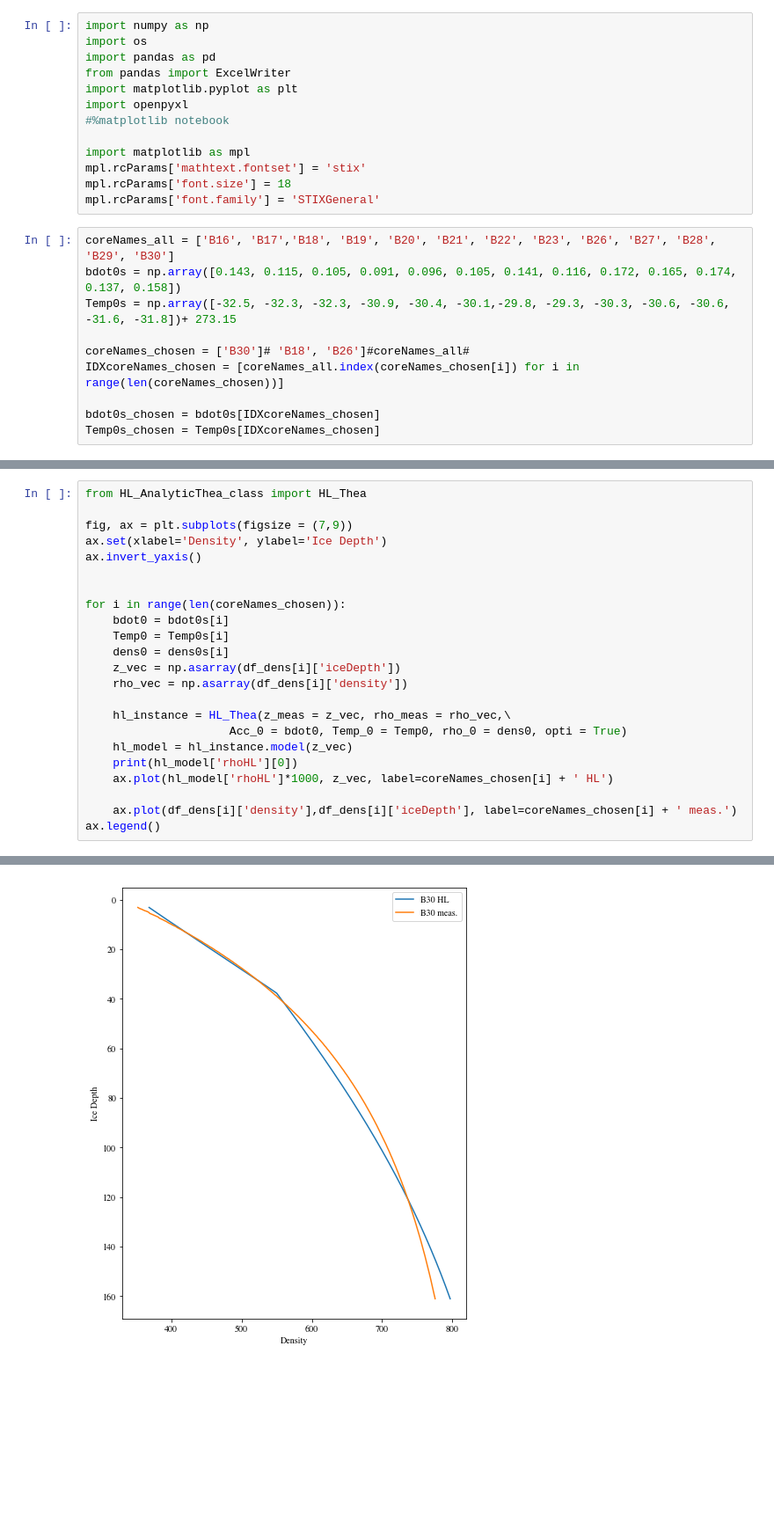
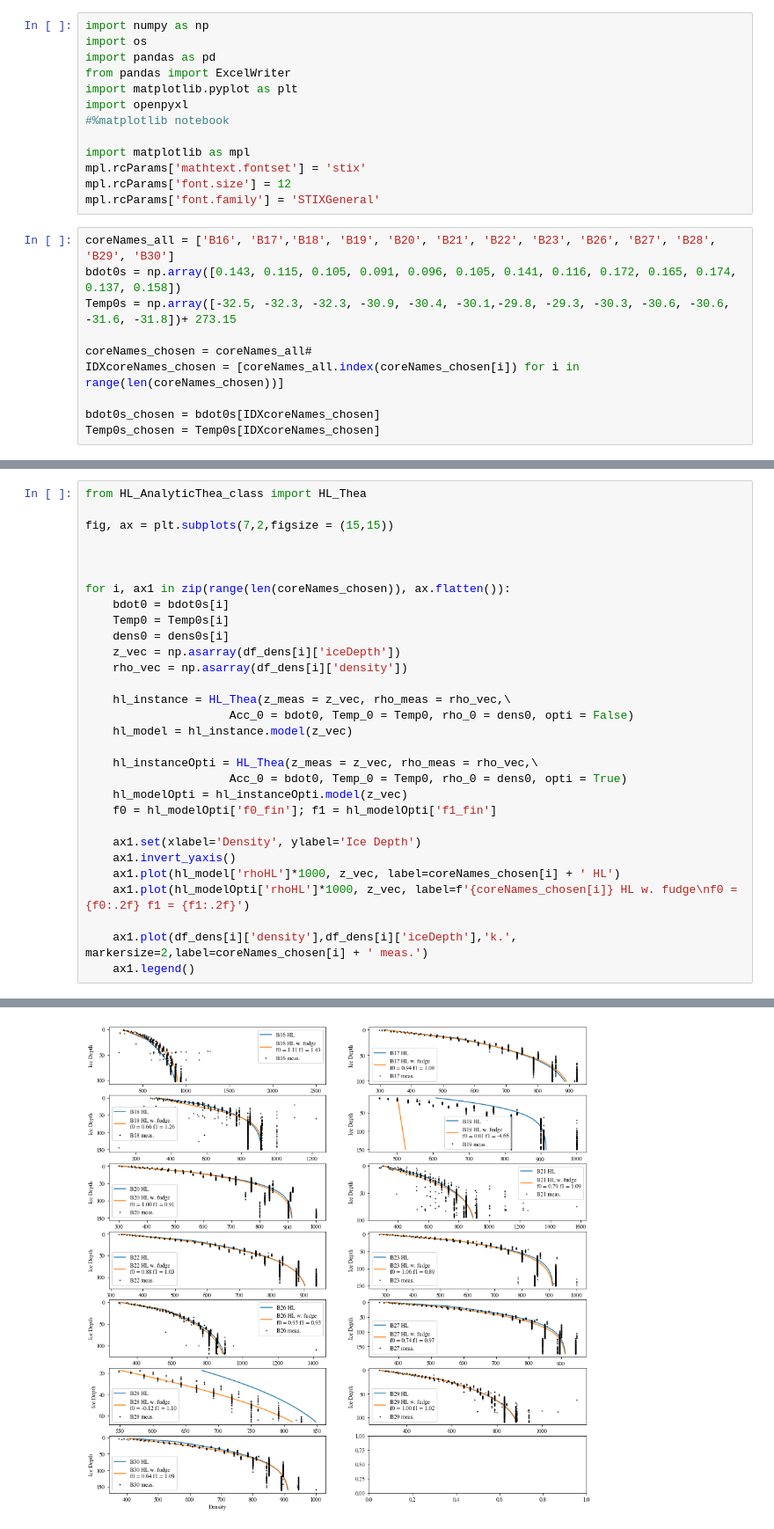
Before and after one commit to TheaQG/AWI_Bcores_Analysis, a Jupyter notebook: HL_densities.ipynb, the cells around one changed output, grey strips where cells are left out. Shown at 88% size. Cells and saved outputs as stored; diff of their text form; blank space fills up the shorter version.

Commit message:
Cores and density updates

```diff
--- a/HL_densities.ipynb
+++ b/HL_densities.ipynb
@@ -9,14 +9,14 @@ import openpyxl
 
 import matplotlib as mpl
 mpl.rcParams['mathtext.fontset'] = 'stix'
-mpl.rcParams['font.size'] = 18
+mpl.rcParams['font.size'] = 12
 mpl.rcParams['font.family'] = 'STIXGeneral'
 # %%
 coreNames_all = ['B16', 'B17','B18', 'B19', 'B20', 'B21', 'B22', 'B23', 'B26', 'B27', 'B28', 'B29', 'B30']
 bdot0s = np.array([0.143, 0.115, 0.105, 0.091, 0.096, 0.105, 0.141, 0.116, 0.172, 0.165, 0.174, 0.137, 0.158])
 Temp0s = np.array([-32.5, -32.3, -32.3, -30.9, -30.4, -30.1,-29.8, -29.3, -30.3, -30.6, -30.6, -31.6, -31.8])+ 273.15
 
-coreNames_chosen = ['B30']# 'B18', 'B26']#coreNames_all#
+coreNames_chosen = coreNames_all#
 IDXcoreNames_chosen = [coreNames_all.index(coreNames_chosen[i]) for i in range(len(coreNames_chosen))]
 
 bdot0s_chosen = bdot0s[IDXcoreNames_chosen]
@@ -34,12 +31,11 @@ for i in coreNames_chosen:
 # %%
 from HL_AnalyticThea_class import HL_Thea
 
-fig, ax = plt.subplots(figsize = (7,9))
-ax.set(xlabel='Density', ylabel='Ice Depth')
-ax.invert_yaxis()
+fig, ax = plt.subplots(7,2,figsize = (15,15))
 
 
-for i in range(len(coreNames_chosen)):
+
+for i, ax1 in zip(range(len(coreNames_chosen)), ax.flatten()):
     bdot0 = bdot0s[i]
     Temp0 = Temp0s[i]
     dens0 = dens0s[i]
@@ -47,11 +43,19 @@ for i in range(len(coreNames_chosen)):
     rho_vec = np.asarray(df_dens[i]['density'])
 
     hl_instance = HL_Thea(z_meas = z_vec, rho_meas = rho_vec,\
+                     Acc_0 = bdot0, Temp_0 = Temp0, rho_0 = dens0, opti = False)
+    hl_model = hl_instance.model(z_vec)
+
+    hl_instanceOpti = HL_Thea(z_meas = z_vec, rho_meas = rho_vec,\
                      Acc_0 = bdot0, Temp_0 = Temp0, rho_0 = dens0, opti = True)
-    hl_model = hl_instance.model(z_vec)
-    print(hl_model['rhoHL'][0])
-    ax.plot(hl_model['rhoHL']*1000, z_vec, label=coreNames_chosen[i] + ' HL')
+    hl_modelOpti = hl_instanceOpti.model(z_vec)
+    f0 = hl_modelOpti['f0_fin']; f1 = hl_modelOpti['f1_fin']
 
-    ax.plot(df_dens[i]['density'],df_dens[i]['iceDepth'], label=coreNames_chosen[i] + ' meas.')
-ax.legend()
+    ax1.set(xlabel='Density', ylabel='Ice Depth')
+    ax1.invert_yaxis()
+    ax1.plot(hl_model['rhoHL']*1000, z_vec, label=coreNames_chosen[i] + ' HL')
+    ax1.plot(hl_modelOpti['rhoHL']*1000, z_vec, label=f'{coreNames_chosen[i]} HL w. fudge\nf0 = {f0:.2f} f1 = {f1:.2f}')
+
+    ax1.plot(df_dens[i]['density'],df_dens[i]['iceDepth'],'k.', markersize=2,label=coreNames_chosen[i] + ' meas.')
+    ax1.legend()
 # %% [output]
@@ -60 +62 @@ ax.legend()
-[figure, old version]
+[figure, new version]
```
Also changed, not shown: parts of 4 cells of this notebook, 22 other files.
